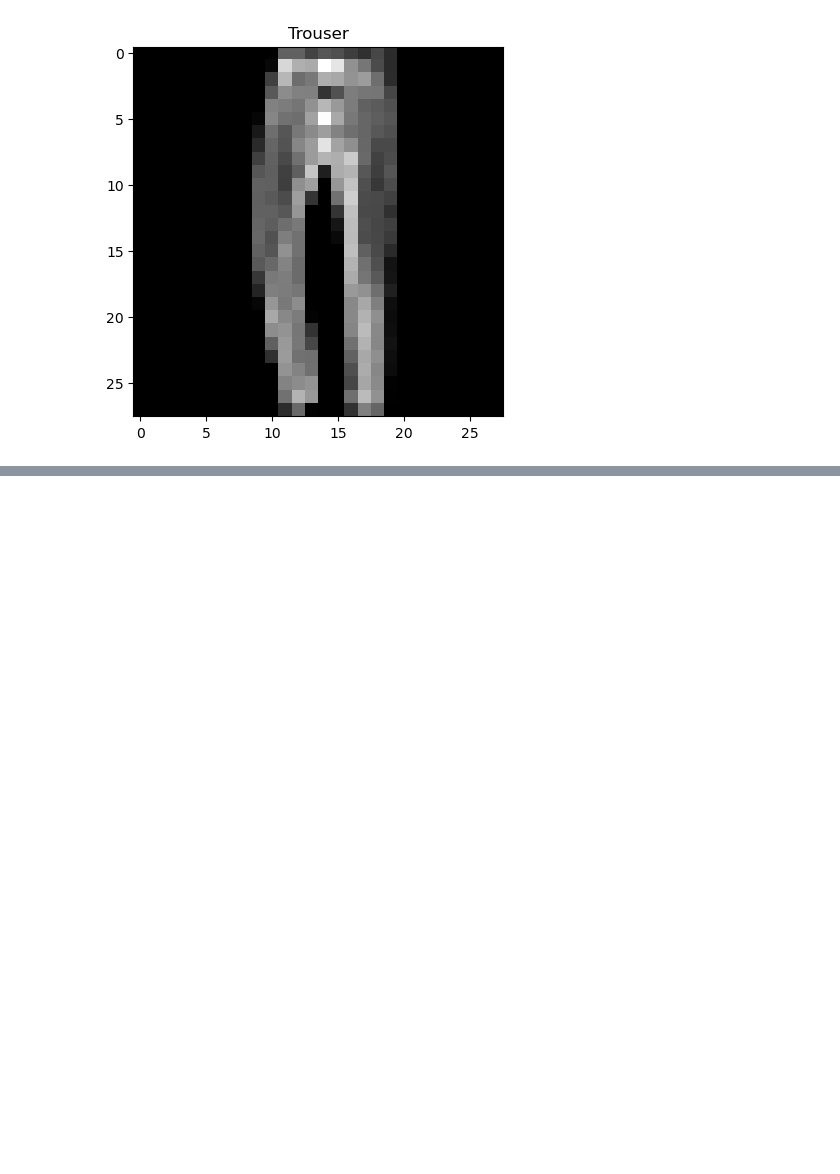
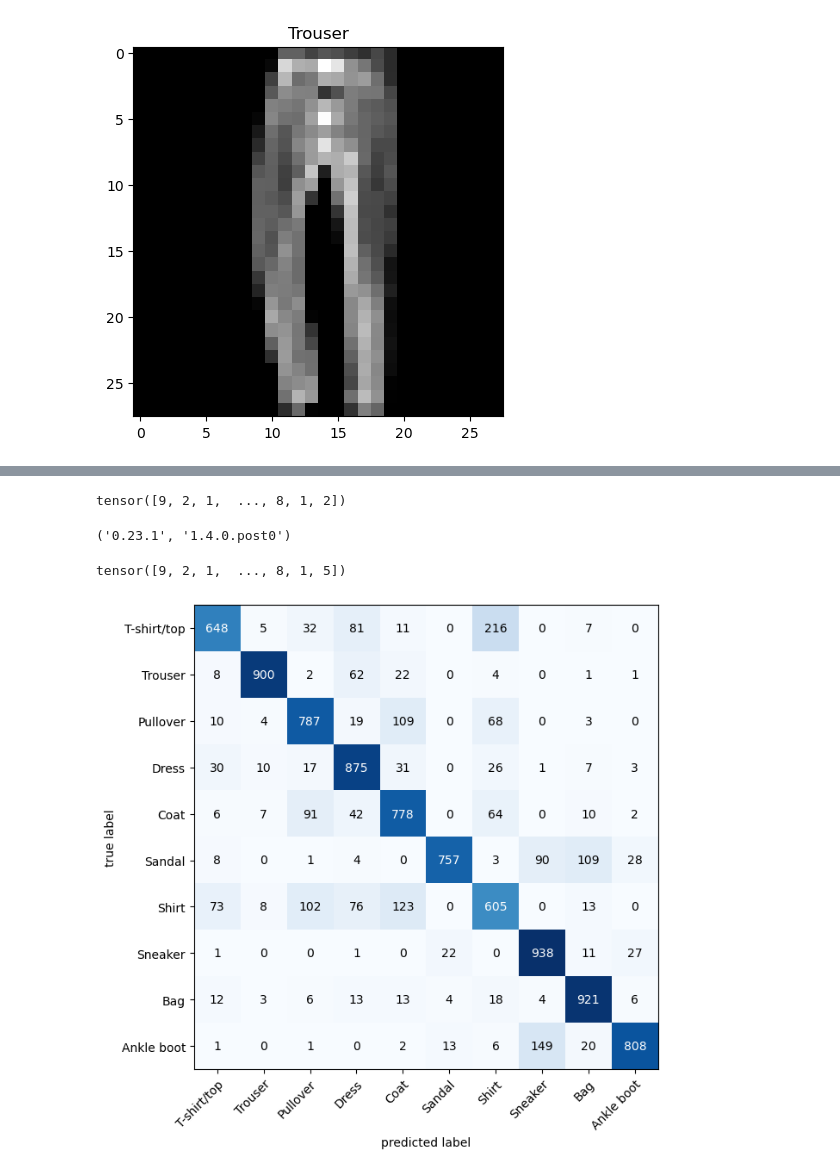
Before and after one commit to devdezzies/deep-learning-with-pytorch, a Jupyter notebook: materials/03_pytorch_computer_vision.ipynb, the cells around one changed output, grey strips where cells are left out. Drawn from its saved outputs; the diff is of its cells as text; code cells hidden in the pictures; blank space fills up the shorter version.

```diff
--- a/materials/03_pytorch_computer_vision.ipynb
+++ b/materials/03_pytorch_computer_vision.ipynb
@@ -1064,0 +1073,47 @@ for i, sample in enumerate(test_samples):
+# %%
+y_preds = []
+model_2.eval()
+with torch.inference_mode():
+    for X, y in tqdm(test_dataloader, desc="Making predictions..."):
+        # send the data to target device
+        X, y = X.to(device), y.to(device)
+        # Forward pass
+        logits = model_2(X)
+        # turn the logits into prediction labels (logits -> prediction probabilities -> prediction labels)
+        y_pred = torch.softmax(logits, dim=0).argmax(dim=1)
+        # append the predictio to y_preds
+        y_preds.append(y_pred.cpu())
+
+# concatenate list of predictions into tensor
+y_preds_tensor = torch.cat(y_preds)
+y_preds_tensor
+# %% [output]
+tensor([9, 2, 1,  ..., 8, 1, 2])
+# %%
+import mlxtend # type: ignore
+import torchmetrics
+
+mlxtend.__version__, torchmetrics.__version__
+# %% [output]
+('0.23.1', '1.4.0.post0')
+# %%
+test_data.targets
+# %% [output]
+tensor([9, 2, 1,  ..., 8, 1, 5])
+# %%
+# 1. import all dependencies
+from torchmetrics import ConfusionMatrix
+from mlxtend.plotting import plot_confusion_matrix # type: ignore
+
+# 2. setup confusion instance and compare predictions to targets
+confmat = ConfusionMatrix(task="multiclass", num_classes=len(class_names))
+confmat_tensor = confmat(preds=y_preds_tensor, target=test_data.targets)
+
+# 3. plot the confusion matrix
+fig, ax = plot_confusion_matrix(
+    conf_mat=confmat_tensor.numpy(), # matplotlib likes to work with numpy
+    class_names=class_names,
+    figsize=(10, 7)
+)
+# %% [output]
+[figure, added]
```
Also changed, not shown: parts of 13 cells of this notebook, 1 other file.
